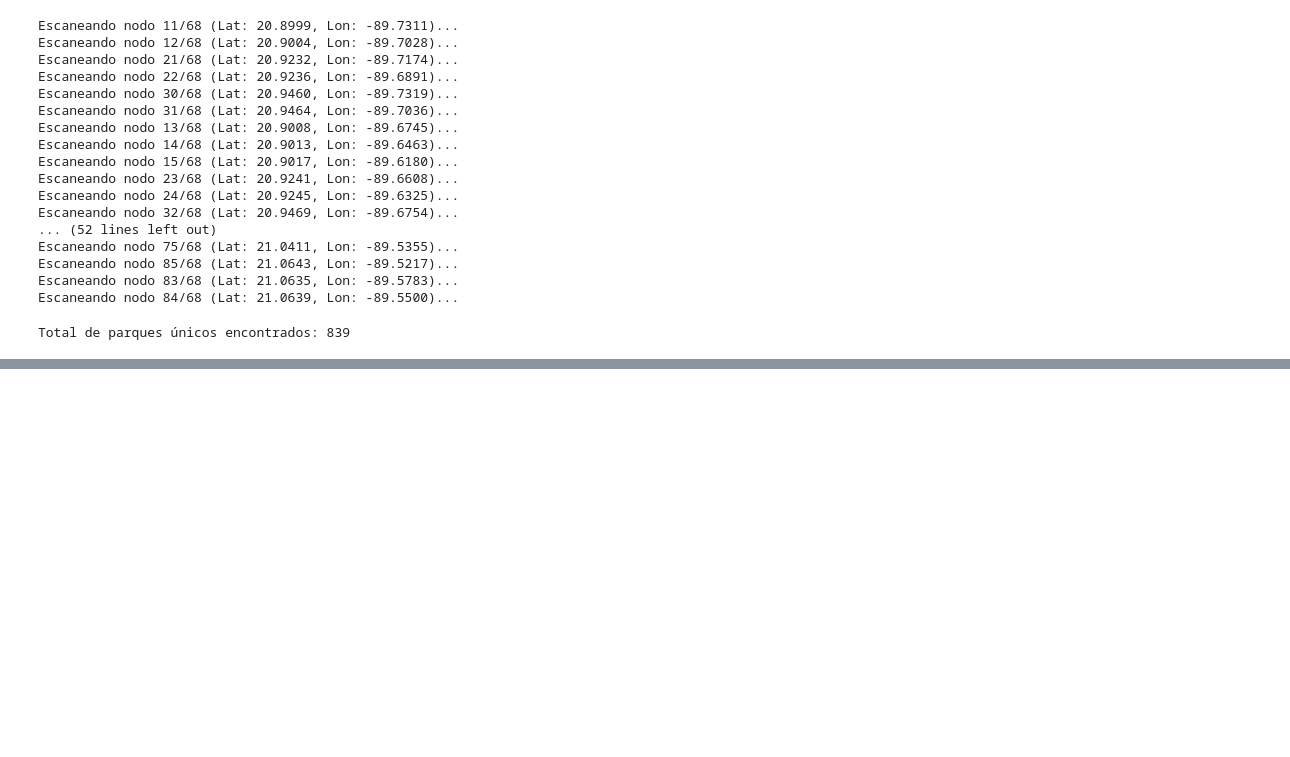
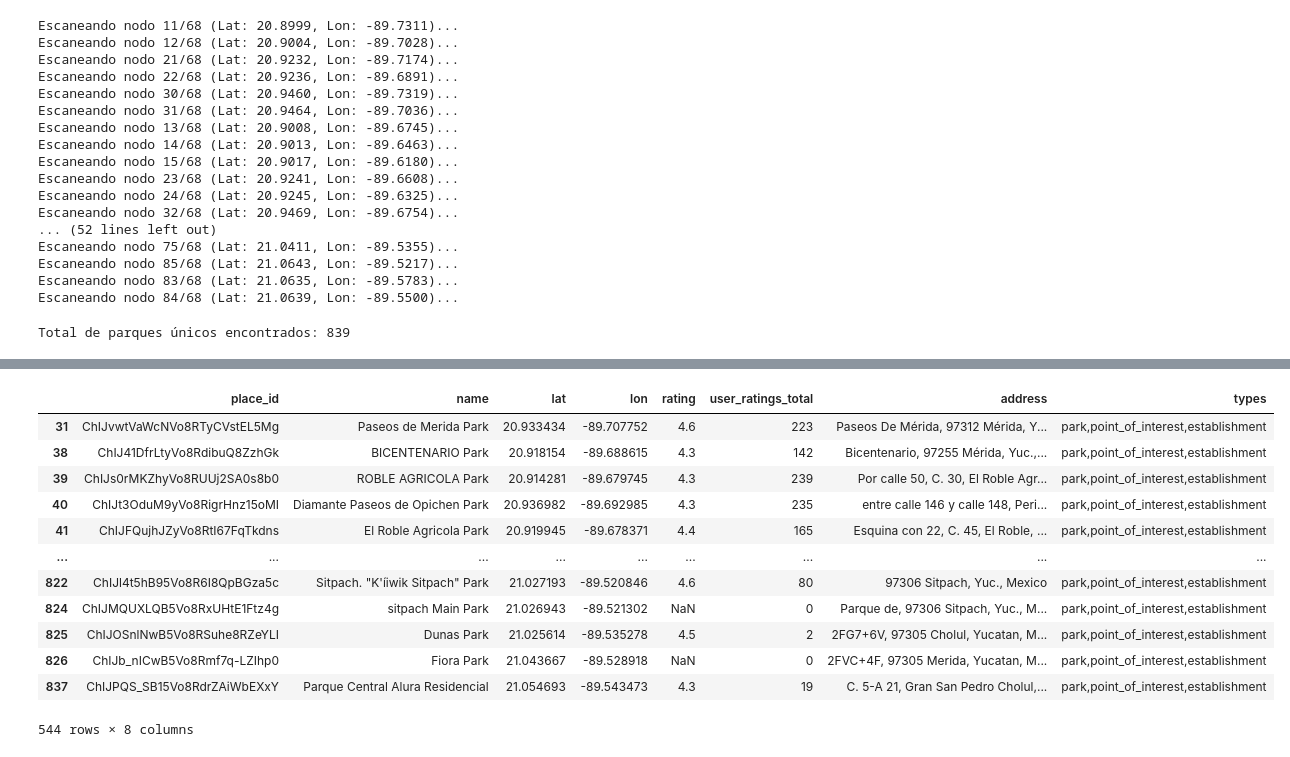
Before and after one commit to AngelFCruzB09/Analysis_Park, a Jupyter notebook: Geospatial_analysis.ipynb, the cells around one changed output, grey strips where cells are left out. Drawn from its saved outputs; the diff is of its cells as text; code cells hidden in the pictures; blank space fills up the shorter version.

```diff
--- a/Geospatial_analysis.ipynb
+++ b/Geospatial_analysis.ipynb
@@ -180,0 +184,31 @@ df_raw.head()
+# %%
+filtro_nombre = df['name'].str.contains(r'parque|park', case=False, na=False)
+# %%
+filtro_geografico = df['address'].str.contains(
+    r'um[aá]n|conkal|kanas[ií]n|97357|9739\d|9737\d',
+    case=False, na=False
+)
+# %%
+filtro_glorieta = df['name'].str.contains('glorieta', case=False, na=False)
+# %%
+df_merida = df.loc[
+    filtro_nombre &
+    (filtro_geografico == False) &
+    (filtro_glorieta == False)
+].copy()
+# %%
+df_merida
+# %% [output]
+|  | place_id | name | lat | lon | rating | user_ratings_total | address | types |
+| 31 | ChIJvwtVaWcNVo8RTyCVstEL5Mg | Paseos de Merida Park | 20.933434 | -89.707752 | 4.6 | 223 | Paseos De Mérida, 97312 Mérida, Y... | park,point_of_interest,establishment |
+| 38 | ChIJ41DfrLtyVo8RdibuQ8ZzhGk | BICENTENARIO Park | 20.918154 | -89.688615 | 4.3 | 142 | Bicentenario, 97255 Mérida, Yuc.,... | park,point_of_interest,establishment |
+| 39 | ChIJs0rMKZhyVo8RUUj2SA0s8b0 | ROBLE AGRICOLA Park | 20.914281 | -89.679745 | 4.3 | 239 | Por calle 50, C. 30, El Roble Agr... | park,point_of_interest,establishment |
+| 40 | ChIJt3OduM9yVo8RigrHnz15oMI | Diamante Paseos de Opichen Park | 20.936982 | -89.692985 | 4.3 | 235 | entre calle 146 y calle 148, Peri... | park,point_of_interest,establishment |
+| 41 | ChIJFQujhJZyVo8RtI67FqTkdns | El Roble Agricola Park | 20.919945 | -89.678371 | 4.4 | 165 | Esquina con 22, C. 45, El Roble, ... | park,point_of_interest,establishment |
+| ... | ... | ... | ... | ... | ... | ... | ... | ... |
+| 822 | ChIJl4t5hB95Vo8R6I8QpBGza5c | Sitpach. "K'íiwik Sitpach" Park | 21.027193 | -89.520846 | 4.6 | 80 | 97306 Sitpach, Yuc., Mexico | park,point_of_interest,establishment |
+| 824 | ChIJMQUXLQB5Vo8RxUHtE1Ftz4g | sitpach Main Park | 21.026943 | -89.521302 | NaN | 0 | Parque de, 97306 Sitpach, Yuc., M... | park,point_of_interest,establishment |
+| 825 | ChIJOSnlNwB5Vo8RSuhe8RZeYLI | Dunas Park | 21.025614 | -89.535278 | 4.5 | 2 | 2FG7+6V, 97305 Cholul, Yucatan, M... | park,point_of_interest,establishment |
+| 826 | ChIJb_nICwB5Vo8Rmf7q-LZIhp0 | Fiora Park | 21.043667 | -89.528918 | NaN | 0 | 2FVC+4F, 97305 Merida, Yucatan, M... | park,point_of_interest,establishment |
+| 837 | ChIJPQS_SB15Vo8RdrZAiWbEXxY | Parque Central Alura Residencial | 21.054693 | -89.543473 | 4.3 | 19 | C. 5-A 21, Gran San Pedro Cholul,... | park,point_of_interest,establishment |
+544 rows × 8 columns
```
Also changed, not shown: parts of 6 cells of this notebook, 2 other files.
